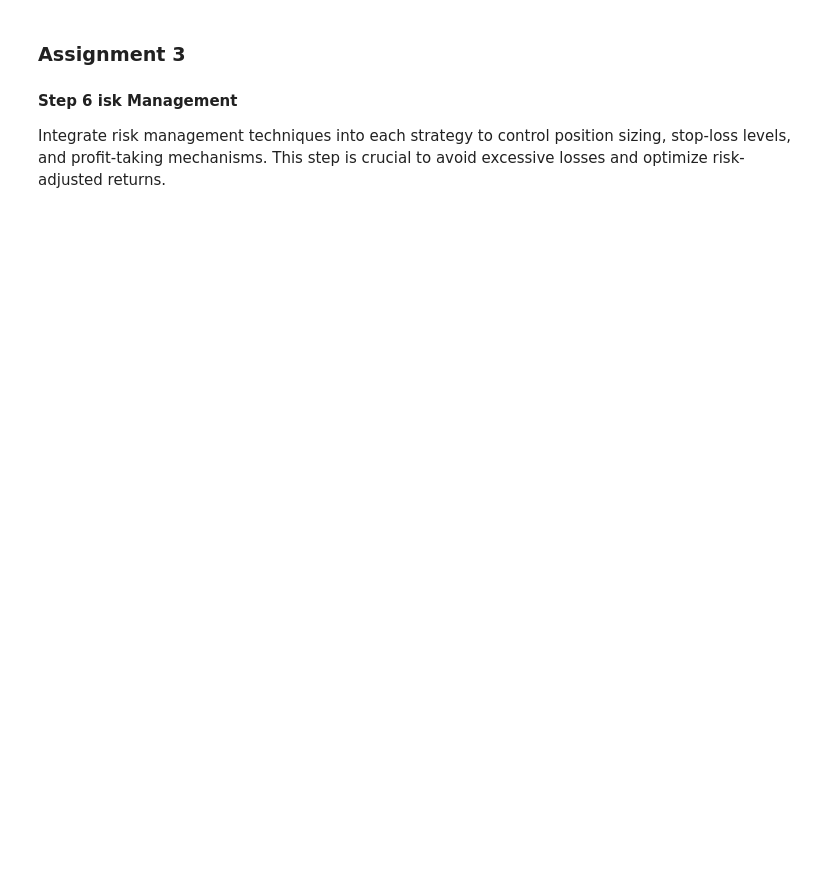
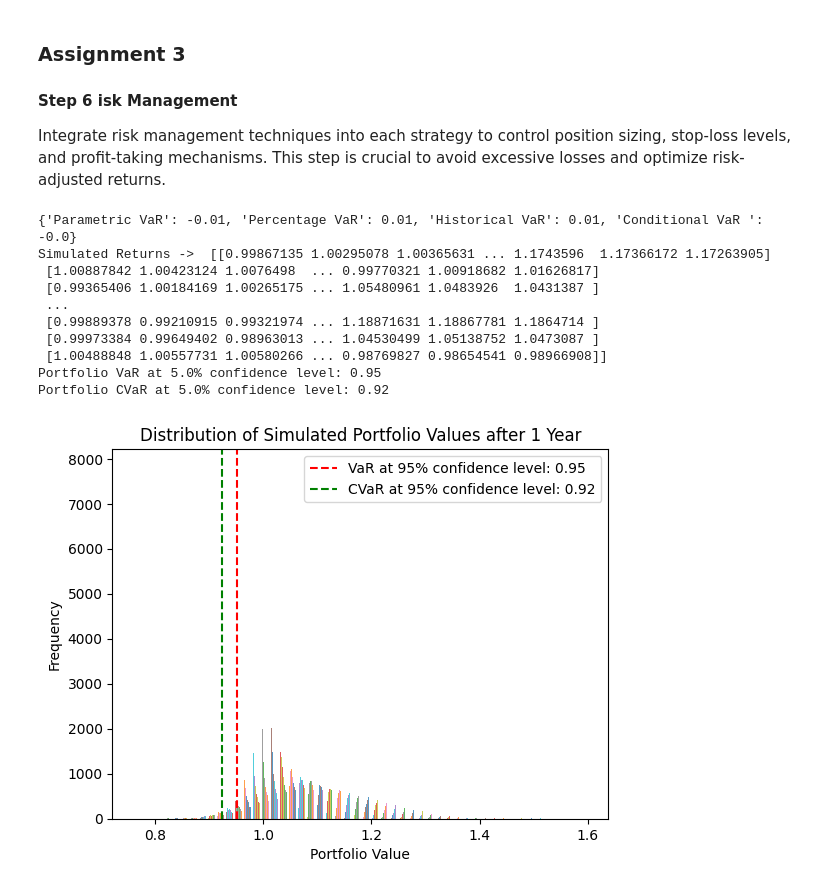
Before and after one commit to gsharma239/MBAZG555, a Jupyter notebook: Assignment-3.ipynb, the cells around one changed output. Drawn from its saved outputs; the diff is of its cells as text; code cells hidden in the pictures; blank space fills up the shorter version.

```diff
--- a/Assignment-3.ipynb
+++ b/Assignment-3.ipynb
@@ -111,0 +223,56 @@ ticker_df.head( )
+# %%
+# Set the confidence level
+confidence_level = 0.05
+
+# download the data from yfinance
+stock_symbol = "ICICIBANK.NS"
+drop_column_list =  ['High', 'Low', 'Open', 'Volume', 'Stock Splits', 'Dividends']
+
+# Download the data from yahoo finance for calculating the performance metrics
+ticker = yf.Ticker( stock_symbol )
+
+ticker_df = ticker.history( period=setting.period, interval=setting.interval)
+ticker_df.sort_index(ascending=True, inplace=True)
+ticker_df.dropna(inplace = True)
+
+# calculate the daily returns & drop the unnecessary columns
+#ticker_df[ 'daily_returns'] = ta.others.DailyLogReturnIndicator( close=ticker_df['Close'] ).daily_log_return()
+ticker_df[ 'daily_returns'] = ticker_df['Close'].pct_change()
+ticker_df.drop( drop_column_list ,axis=1, inplace=True, errors='ignore')
+
+calculate_smacrossover_returns( ticker_df, 7, 21, 0.05, 0.1)
+
+ticker_df.dropna(inplace=True)
+
+print ( calculate_risk_measures( ticker_df['sma_crossover_adjusted_returns'], confidence_level) )
+
+simulated_results = monte_carlo_simulation(ticker_df['sma_crossover_adjusted_returns'], 10000, 252)
+
+VaR_95 = np.percentile(simulated_results, 100 * confidence_level)
+CVaR_95 = simulated_results[simulated_results <= VaR_95].mean()
+
+# Print the results
+print(f"Portfolio VaR at {confidence_level * 100}% confidence level: {VaR_95:.2f}")
+print(f"Portfolio CVaR at {confidence_level * 100}% confidence level: {CVaR_95:.2f}")
+
+# Plot the distribution of simulated portfolio values
+plt.hist(simulated_results, bins=50, alpha=0.75)
+plt.axvline(x=VaR_95, color='r', linestyle='--', label=f'VaR at 95% confidence level: {VaR_95:.2f}')
+plt.axvline(x=CVaR_95, color='g', linestyle='--', label=f'CVaR at 95% confidence level: {CVaR_95:.2f}')
+plt.title('Distribution of Simulated Portfolio Values after 1 Year')
+plt.xlabel('Portfolio Value')
+plt.ylabel('Frequency')
+plt.legend()
+plt.show()
+# %% [output]
+{'Parametric VaR': -0.01, 'Percentage VaR': 0.01, 'Historical VaR': 0.01, 'Conditional VaR ': -0.0}
+Simulated Returns ->  [[0.99867135 1.00295078 1.00365631 ... 1.1743596  1.17366172 1.17263905]
+ [1.00887842 1.00423124 1.0076498  ... 0.99770321 1.00918682 1.01626817]
+ [0.99365406 1.00184169 1.00265175 ... 1.05480961 1.0483926  1.0431387 ]
+ ...
+ [0.99889378 0.99210915 0.99321974 ... 1.18871631 1.18867781 1.1864714 ]
+ [0.99973384 0.99649402 0.98963013 ... 1.04530499 1.05138752 1.0473087 ]
+ [1.00488848 1.00557731 1.00580266 ... 0.98769827 0.98654541 0.98966908]]
+Portfolio VaR at 5.0% confidence level: 0.95
+Portfolio CVaR at 5.0% confidence level: 0.92
+[figure, added]
```
Also changed, not shown: parts of 8 cells of this notebook.
